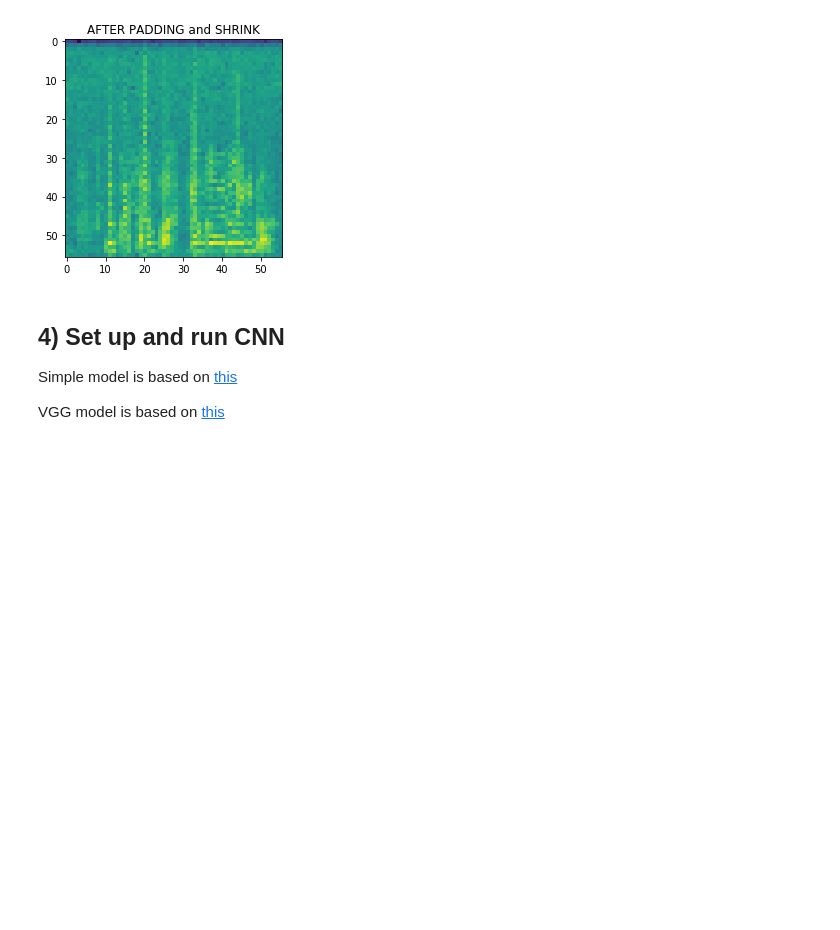
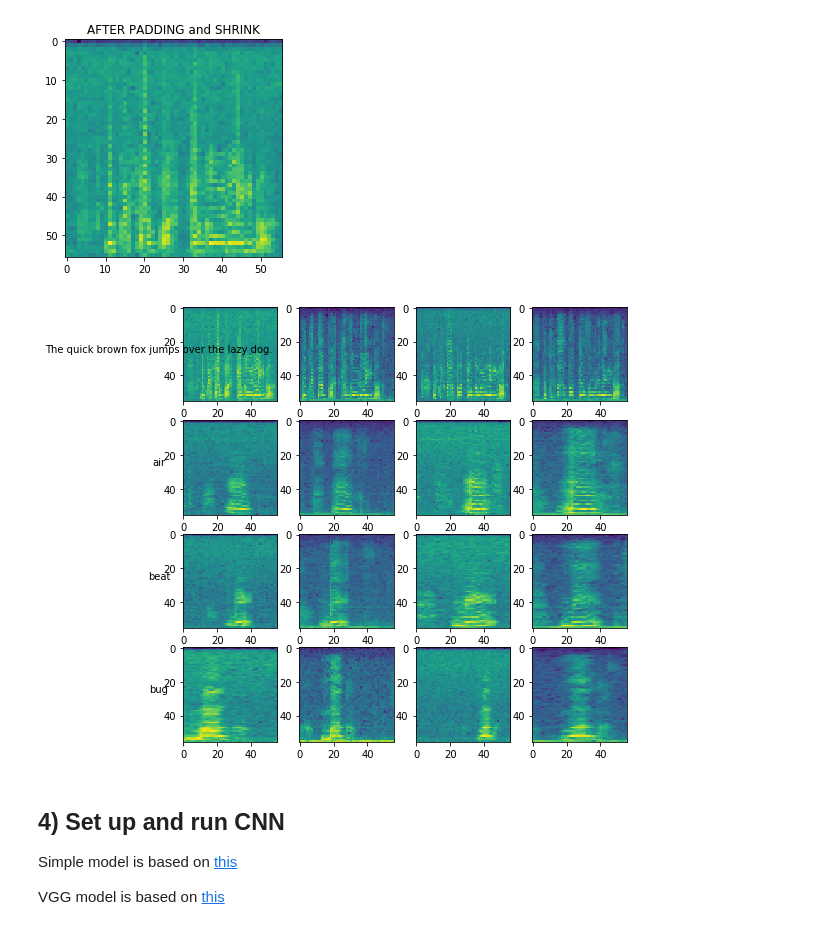
Before and after one commit to miketp333/mids_capstone, a Jupyter notebook: models/cnn.ipynb, the cells around one changed output. Cells and saved outputs as stored; diff of their text form; code cells hidden in the pictures; blank space fills up the shorter version.

```diff
--- a/models/cnn.ipynb
+++ b/models/cnn.ipynb
@@ -292,6 +292,23 @@ plt.imshow(images[0]),plt.title('AFTER PADDING and SHRINK')
 (<matplotlib.image.AxesImage at 0x...>,
  Text(0.5,1,'AFTER PADDING and SHRINK'))
 [figure]
+# %%
+# Show matrix of spectrograms for a sample of prompts, in order to visualize similarities and differences
+fig = plt.figure(figsize=(8, 8))
+cat = dict( enumerate(df['prompt'].cat.categories) )
+cnt = 1
+
+# Get first 4 examples of prompts
+for p in range(4):
+    # Get images for given prompt
+    p_image = [images[i] for i,x in enumerate(prompts) if x==p]
+
+    for i in range(4):
+        plt.subplot(4,4,cnt),plt.imshow(p_image[i])
+        if i==0: plt.ylabel(cat.get(p),rotation=0)
+        cnt += 1
+# %% [output]
+[figure, added]
 # %% [markdown]
 ## 4) Set up and run CNN
 
```
Also changed, not shown: parts of 7 cells of this notebook.
